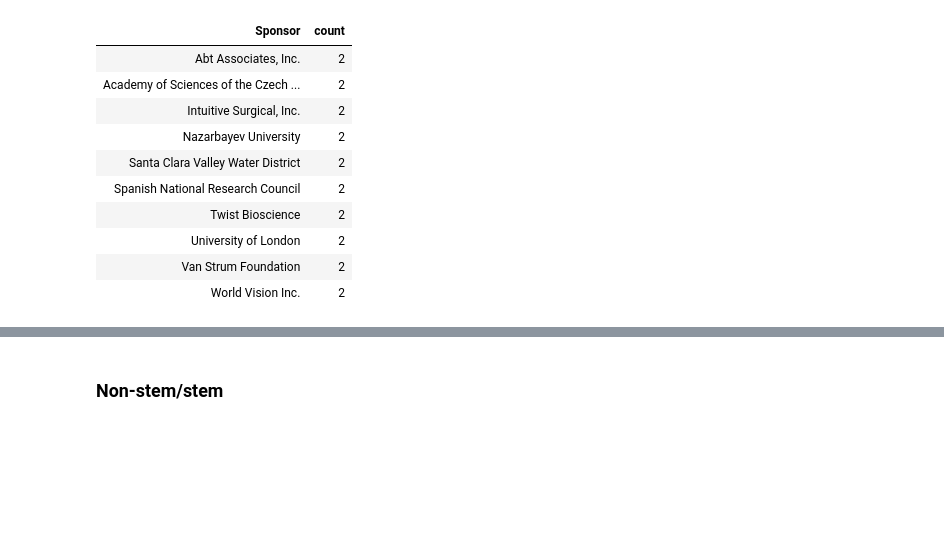
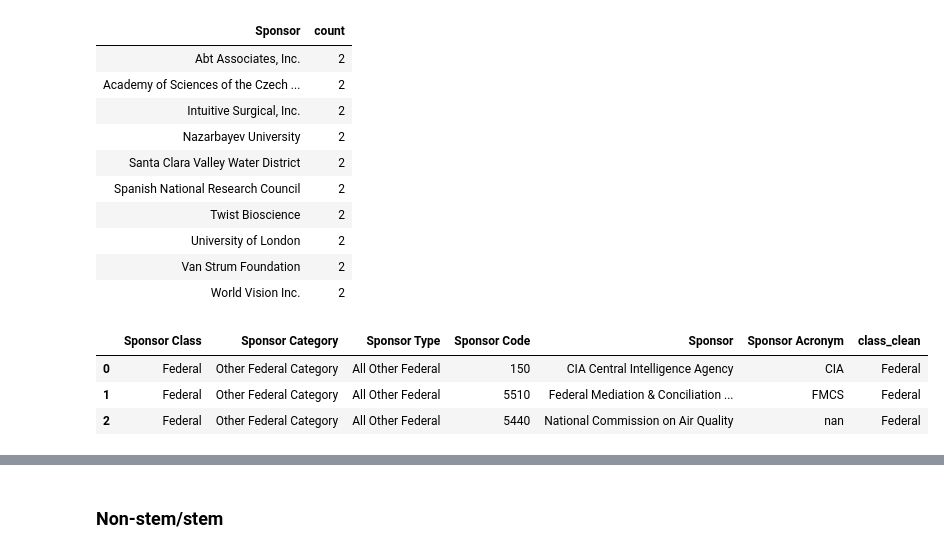
Before and after one commit to dailycal-projects/private-research, a Jupyter notebook: notebooks/Research_Funding_Data_Wrangling.ipynb, the cells around one changed output, grey strips where cells are left out. Saved outputs shown, nothing was run; the diff lists cells and outputs as text; code cells hidden in the pictures; blank space fills up the shorter version.

```diff
--- a/notebooks/Research Funding Data Wrangling.ipynb
+++ b/notebooks/Research_Funding_Data_Wrangling.ipynb
@@ -258,3 +253,10 @@ phoebe = phoebe.drop_duplicates(subset='Sponsor')
+# %%
+phoebe.head(3)
+# %% [output]
+|  | Sponsor Class | Sponsor Category | Sponsor Type | Sponsor Code | Sponsor | Sponsor Acronym | class_clean |
+| 0 | Federal | Other Federal Category | All Other Federal | 150 | CIA Central Intelligence Agency | CIA | Federal |
+| 1 | Federal | Other Federal Category | All Other Federal | 5510 | Federal Mediation & Conciliation ... | FMCS | Federal |
+| 2 | Federal | Other Federal Category | All Other Federal | 5440 | National Commission on Air Quality | nan | Federal |
 # %%
 phoebe = Table().from_df(phoebe)
 # %%
```
Also changed, not shown: parts of 7 cells of this notebook, 20 other files.
